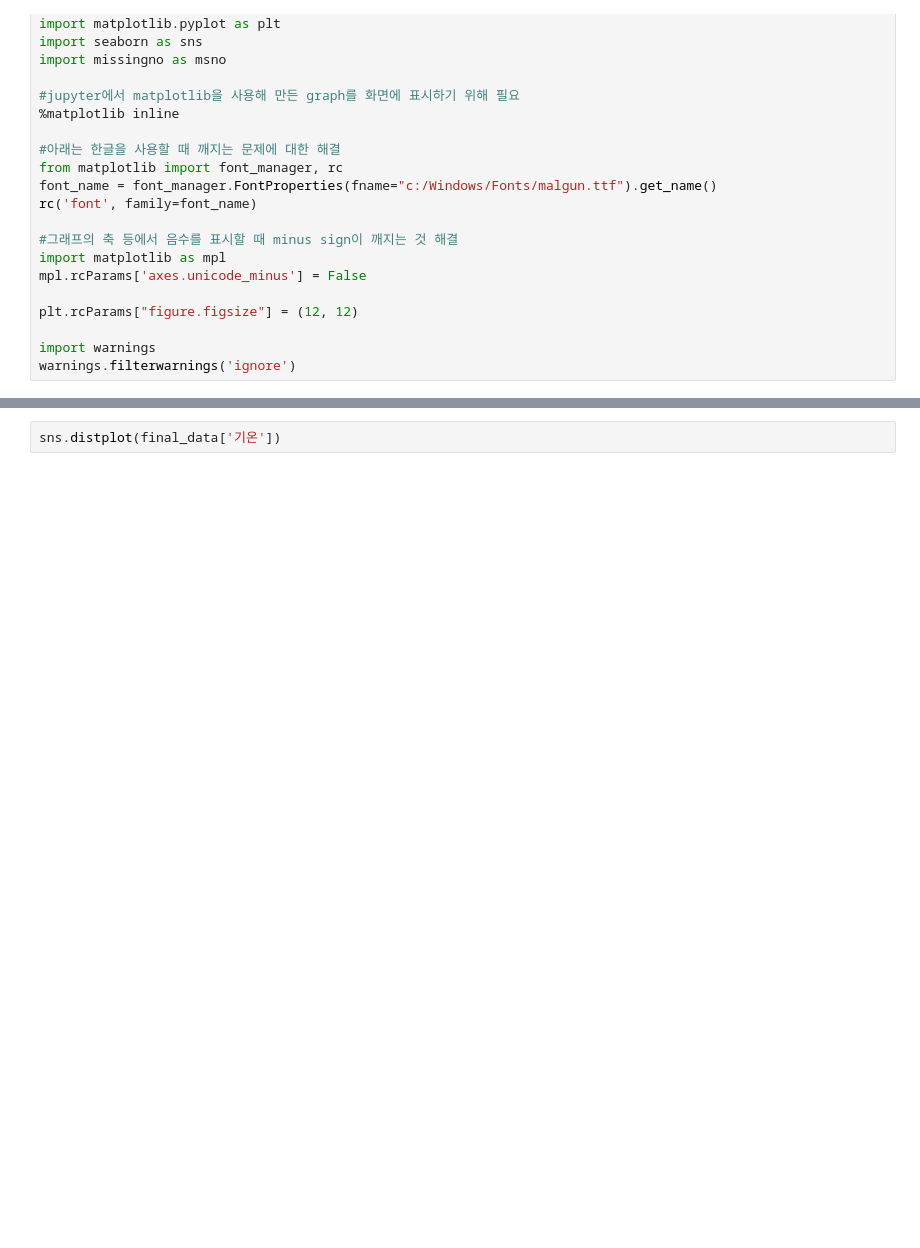
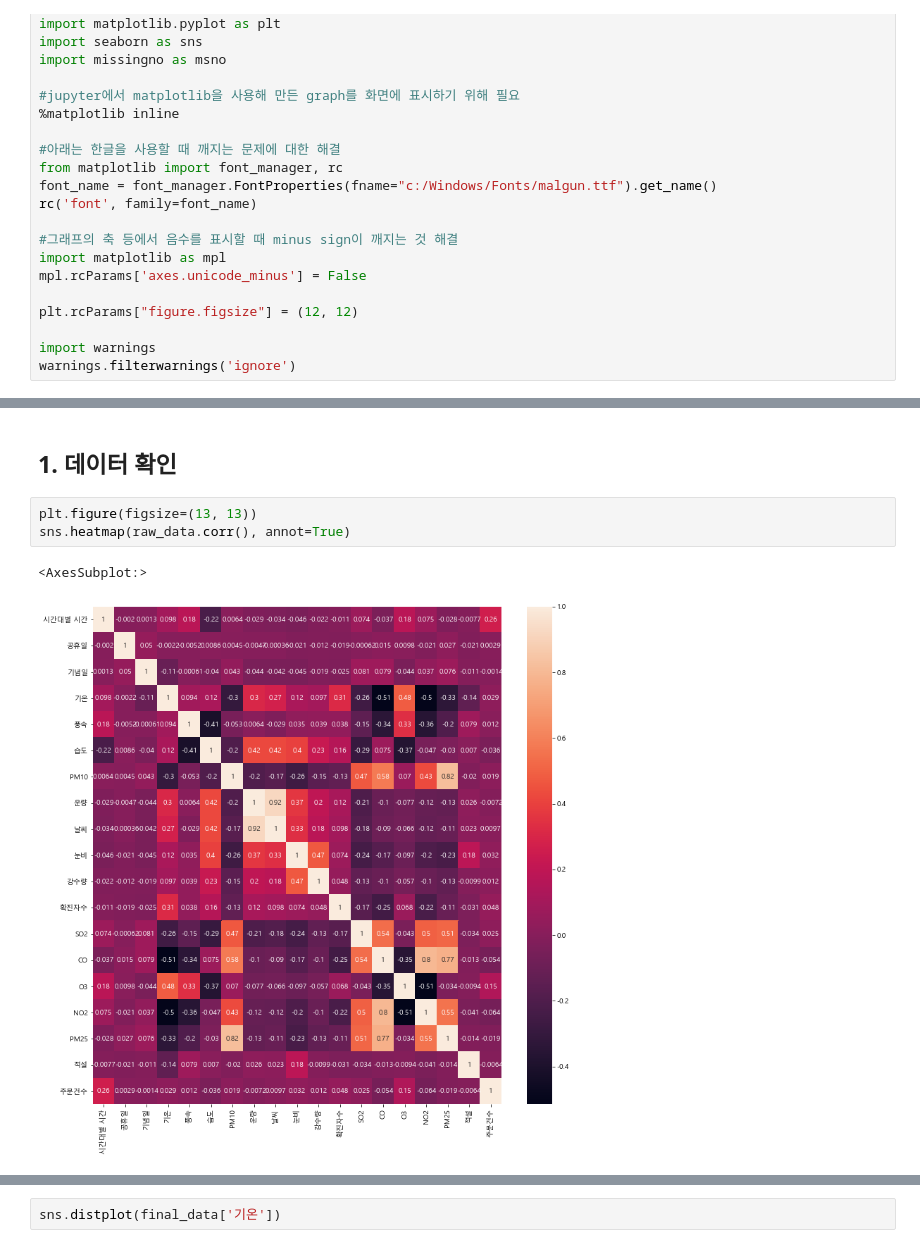
Before and after one commit to parksimis/Mulcam-Delivery-Service, a Jupyter notebook: data_analysis/EDA.ipynb, the cells around one changed output, grey strips where cells are left out. Drawn from its saved outputs; the diff is of its cells as text; blank space fills up the shorter version.

```diff
--- a/data_analysis/EDA.ipynb
+++ b/data_analysis/EDA.ipynb
@@ -24,0 +68,8 @@ warnings.filterwarnings('ignore')
+# %% [markdown]
+## 1. 데이터 확인
+# %%
+plt.figure(figsize=(13, 13))
+sns.heatmap(raw_data.corr(), annot=True)
+# %% [output]
+<AxesSubplot:>
+[figure, added]
```
Also changed, not shown: parts of 45 cells of this notebook.
